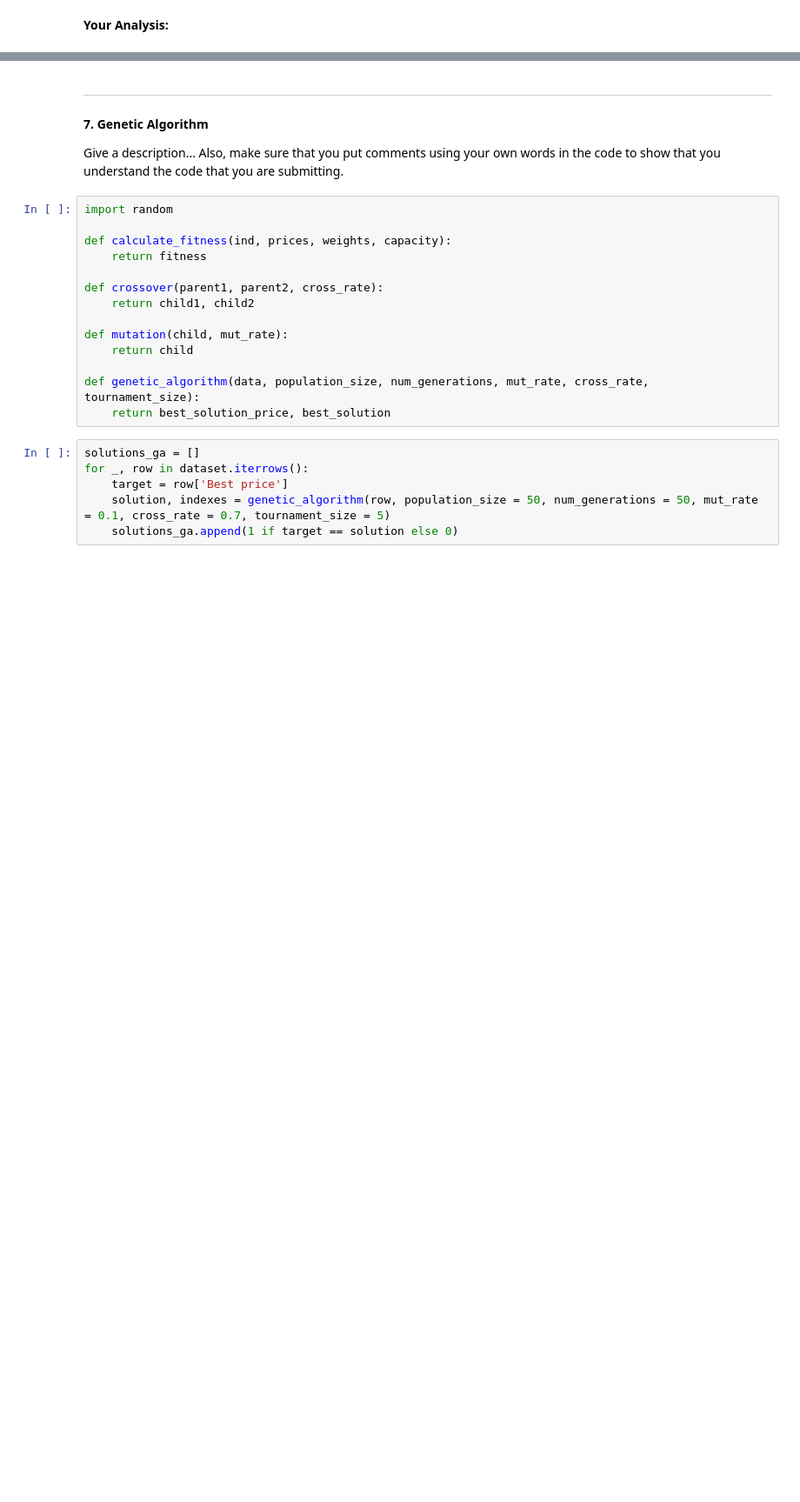
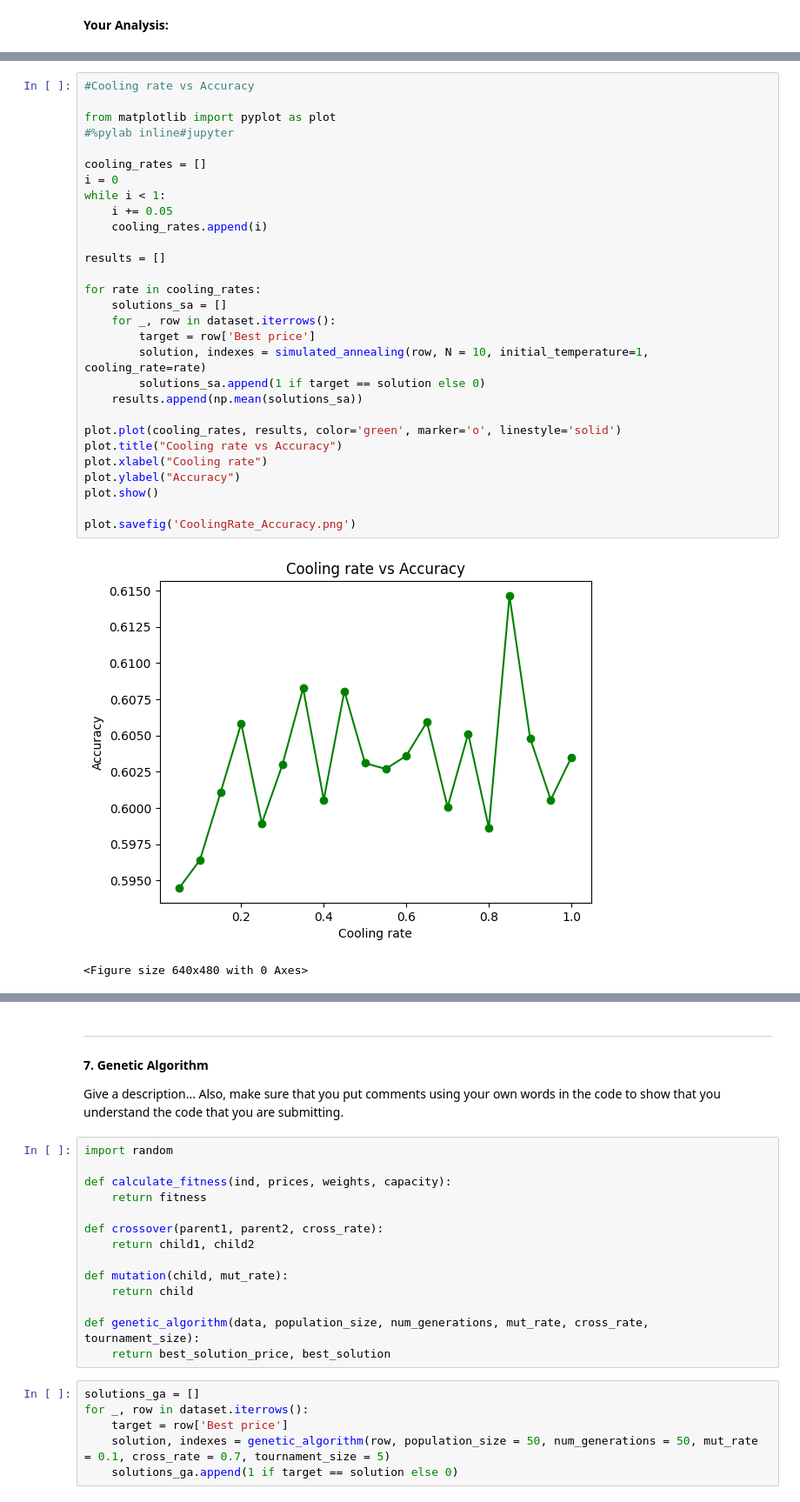
Before and after one commit to uOttawa-Collabs/CSI4106-Fall-2023, a Jupyter notebook: Assignment 1/CSI4106_A1.ipynb, the cells around one changed output, grey strips where cells are left out. Shown at 87% size. Drawn from its saved outputs; the diff is of its cells as text; blank space fills up the shorter version.

Commit message:
Analysis of Simunalated Annealing (#4)
Co-authored-by: wxx9248 <wxx9248@wxx9248.top>

```diff
--- a/Assignment 1/CSI4106_A1.ipynb
+++ b/Assignment 1/CSI4106_A1.ipynb
@@ -329,0 +407,32 @@ Simulated Annealing Accuracy is 0.5782973985221176
+# %%
+#Cooling rate vs Accuracy
+
+from matplotlib import pyplot as plot
+#%pylab inline#jupyter
+
+cooling_rates = []
+i = 0
+while i < 1:
+    i += 0.05
+    cooling_rates.append(i)
+
+results = []
+
+for rate in cooling_rates:
+    solutions_sa = []
+    for _, row in dataset.iterrows():
+        target = row['Best price']
+        solution, indexes = simulated_annealing(row, N = 10, initial_temperature=1, cooling_rate=rate)
+        solutions_sa.append(1 if target == solution else 0)
+    results.append(np.mean(solutions_sa))
+
+plot.plot(cooling_rates, results, color='green', marker='o', linestyle='solid')
+plot.title("Cooling rate vs Accuracy")
+plot.xlabel("Cooling rate")
+plot.ylabel("Accuracy")
+plot.show()
+
+plot.savefig('CoolingRate_Accuracy.png')
+# %% [output]
+[figure, added]
+<Figure size 640x480 with 0 Axes>
```
Also changed, not shown: parts of 6 cells of this notebook.
